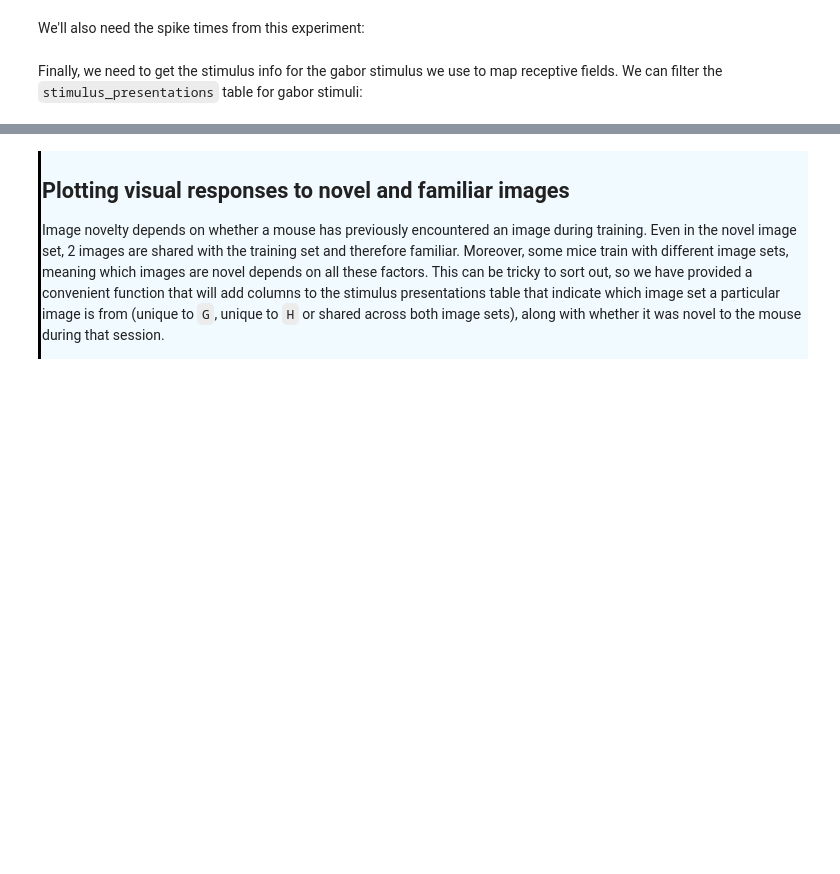
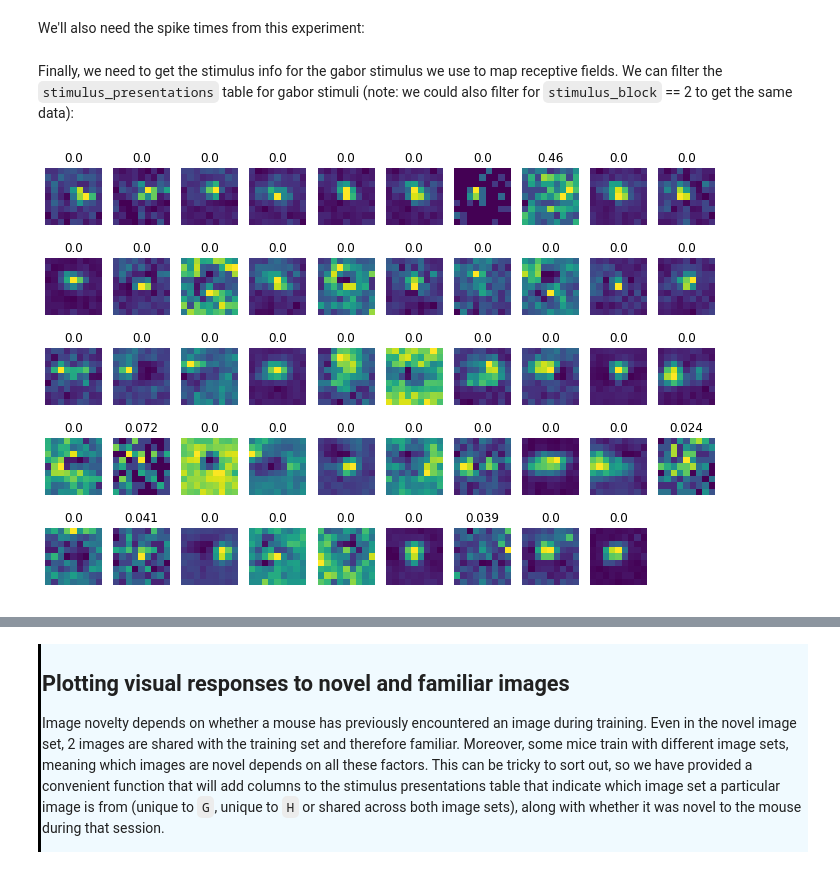
Before and after one commit to AllenInstitute/swdb_2022, a Jupyter notebook: Organizers/VBN_SWDB_2022.ipynb, the cells around one changed output, grey strips where cells are left out. Saved outputs shown, nothing was run; the diff lists cells and outputs as text; code cells hidden in the pictures; blank space fills up the shorter version.

```diff
--- a/Organizers/VBN_SWDB_2022.ipynb
+++ b/Organizers/VBN_SWDB_2022.ipynb
@@ -332,6 +321,6 @@ Because we will want to use info from both tables to filter our units, we can me
 # %%
-unit_channels = units.merge(channels, left_on='peak_channel_id', right_index=True)
-unit_channels.value_counts('structure_acronym')
+units = units.merge(channels, left_on='peak_channel_id', right_index=True)
+units.value_counts('structure_acronym')
 # %% [output]
 structure_acronym
 CA1      269
@@ -407,11 +398,13 @@ Now that we have our units_channel table, let's use it to plot receptive fields
 </div>
 # %%
 #first let's sort our units by depth
-unit_channels = unit_channels.sort_values('probe_vertical_position', ascending=False)
+units = units.sort_values('probe_vertical_position', ascending=False)
 
 #now we'll filter them for good units
-good_unit_filter = ((unit_channels['snr']>1)&
-                    (unit_channels['isi_violations']<1)&
-                    (unit_channels['firing_rate']>0.1))
+good_unit_filter = ((units['snr']>1)&
+                    (units['isi_violations']<1)&
+                    (units['firing_rate']>0.1)&
+                    (units['quality']=='good'))
 
-good_units = unit_channels.loc[good_unit_filter]
+#let's also filter on structure to pull out V1 neurons
+area_filter = (units.structure_acronym == 'VISp')
@@ -422,9 +413,11 @@ area_units = good_units[good_units.structure_acronym=='VISp']
+# %%
+area_units = units[good_unit_filter & area_filter]
 # %% [markdown]
 We'll also need the spike times from this experiment:
 # %%
 spike_times = session.spike_times
 # %% [markdown]
-Finally, we need to get the stimulus info for the gabor stimulus we use to map receptive fields. We can filter the `stimulus_presentations` table for gabor stimuli:
+Finally, we need to get the stimulus info for the gabor stimulus we use to map receptive fields. We can filter the `stimulus_presentations` table for gabor stimuli (note: we could also filter for `stimulus_block` == 2 to get the same data):
 # %%
 rf_stim_table = stimulus_presentations[stimulus_presentations['stimulus_name'].str.contains('gabor')]
 xs = np.sort(rf_stim_table.position_x.unique()) #positions of gabor along azimuth
@@ -432,3 +425,23 @@ ys = np.sort(rf_stim_table.position_y.unique()) #positions of gabor along altitu
+# %%
+from receptive_field_mapping import ReceptiveFieldMapping_VBN
+
+rf = ReceptiveFieldMapping_VBN(session, filter={'structure_acronym':'VISp'})
+rf_metrics = rf.metrics
+# %%
+fig, axes = plt.subplots(int(len(area_units)/10)+1, 10)
+fig.set_size_inches(12, 8)
+for uind, uid in enumerate(area_units.index.values):
+    unitrf = rf.get_receptive_field(uid)
+    pval = rf_metrics.loc[uid]['p_value_rf']
+    ax_row = int(uind/10)
+    ax_col = uind%10
+    axes[ax_row][ax_col].imshow(unitrf)
+    axes[ax_row][ax_col].set_title(pval)
+
+for ax in axes.flat:
+    ax.axis('off')
+# %% [output]
+[figure, added]
 # %%
 #Convenience function to compute the PSTH
 def makePSTH(spikes, startTimes, windowDur, binSize=0.001):
```
Also changed, not shown: parts of 53 cells of this notebook, 3 other files.
